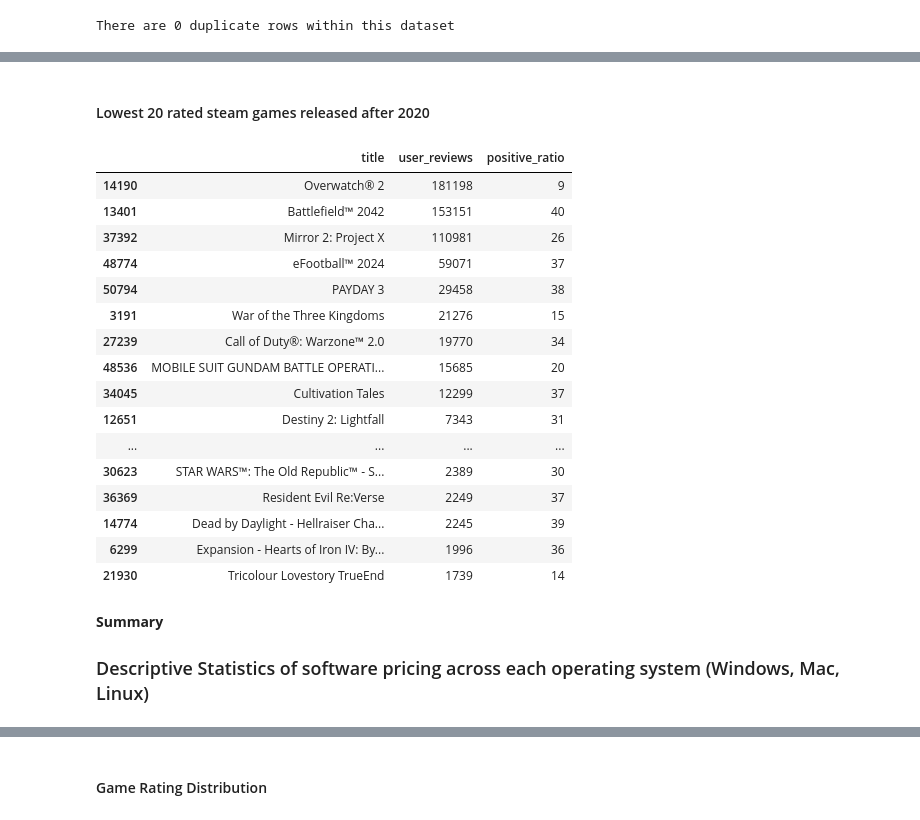
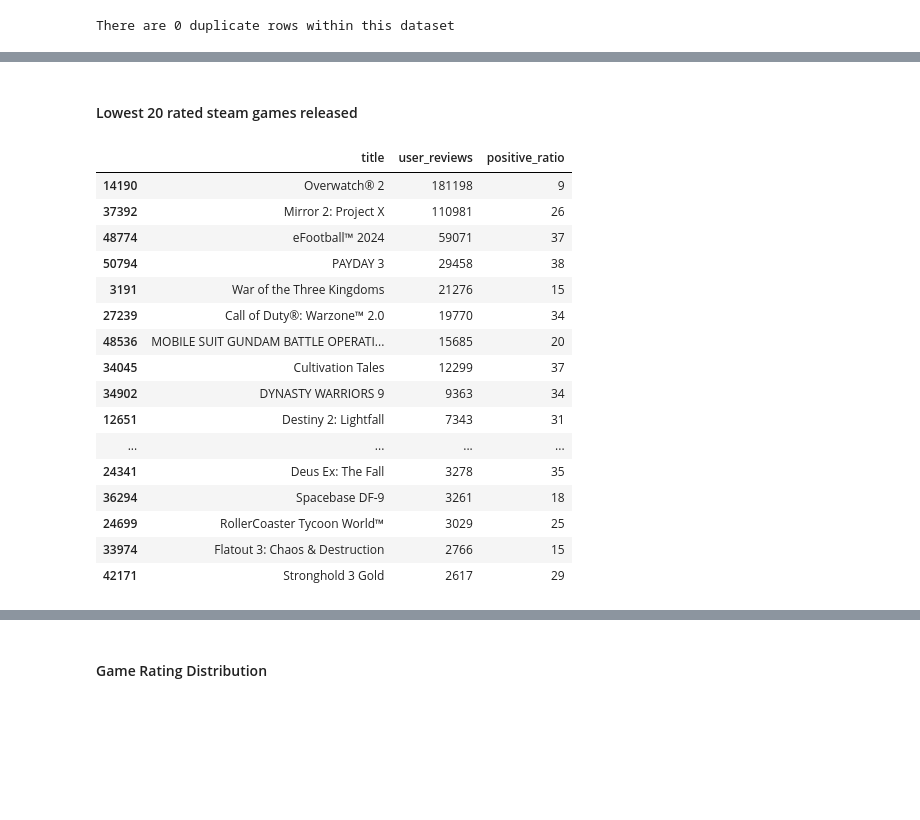
Before and after one commit to Dylan-S-Foster/Steam-Library-Analysis-Project, a Jupyter notebook: Steam Library Analysis Project.ipynb, the cells around one changed output, grey strips where cells are left out. Saved outputs shown, nothing was run; the diff lists cells and outputs as text; code cells hidden in the pictures; blank space fills up the shorter version.

```diff
--- a/Steam Library Analysis Project.ipynb
+++ b/Steam Library Analysis Project.ipynb
@@ -123,12 +161,11 @@ top_games[['title','user_reviews','positive_ratio']]
 # %% [markdown]
-#### Lowest 20 rated steam games released after 2020
+#### Lowest 20 rated steam games released
 # %%
-bottom_games = df[(df['date_release'].dt.year >= 2020) & (df['positive_ratio'] <= 40)].sort_values(['user_reviews','positive_ratio'], ascending= [False, True]).head(20)
+bottom_games = df[(df['positive_ratio'] <= 50) & (df['rating'].isin(['Overwhelmingly Negative', 'Negative','Mostly Negative']))].sort_values(by=['user_reviews', 'positive_ratio'], ascending=[False, True]).head(20)
 bottom_games[['title','user_reviews','positive_ratio']]
 # %% [output]
 |  | title | user_reviews | positive_ratio |
 | 14190 | Overwatch® 2 | 181198 | 9 |
-| 13401 | Battlefield™ 2042 | 153151 | 40 |
 | 37392 | Mirror 2: Project X | 110981 | 26 |
 | 48774 | eFootball™ 2024 | 59071 | 37 |
 | 50794 | PAYDAY 3 | 29458 | 38 |
@@ -136,15 +173,11 @@ bottom_games[['title','user_reviews','positive_ratio']]
 | 27239 | Call of Duty®: Warzone™ 2.0 | 19770 | 34 |
 | 48536 | MOBILE SUIT GUNDAM BATTLE OPERATI... | 15685 | 20 |
 | 34045 | Cultivation Tales | 12299 | 37 |
+| 34902 | DYNASTY WARRIORS 9 | 9363 | 34 |
 | 12651 | Destiny 2: Lightfall | 7343 | 31 |
 | ... | ... | ... | ... |
-| 30623 | STAR WARS™: The Old Republic™ - S... | 2389 | 30 |
-| 36369 | Resident Evil Re:Verse | 2249 | 37 |
-| 14774 | Dead by Daylight - Hellraiser Cha... | 2245 | 39 |
-| 6299 | Expansion - Hearts of Iron IV: By... | 1996 | 36 |
-| 21930 | Tricolour Lovestory TrueEnd | 1739 | 14 |
+| 24341 | Deus Ex: The Fall | 3278 | 35 |
+| 36294 | Spacebase DF-9 | 3261 | 18 |
+| 24699 | RollerCoaster Tycoon World™ | 3029 | 25 |
+| 33974 | Flatout 3: Chaos & Destruction | 2766 | 15 |
+| 42171 | Stronghold 3 Gold | 2617 | 29 |
-# %% [markdown]
-**Summary**
-
-
-### Descriptive Statistics of software pricing across each operating system (Windows, Mac, Linux)
```
Also changed, not shown: parts of 34 cells of this notebook.
